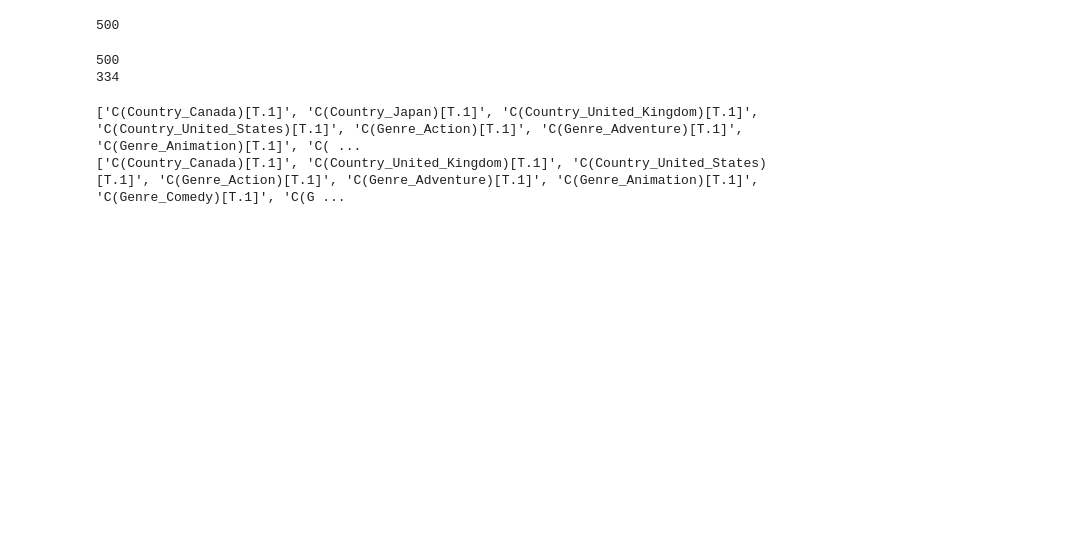
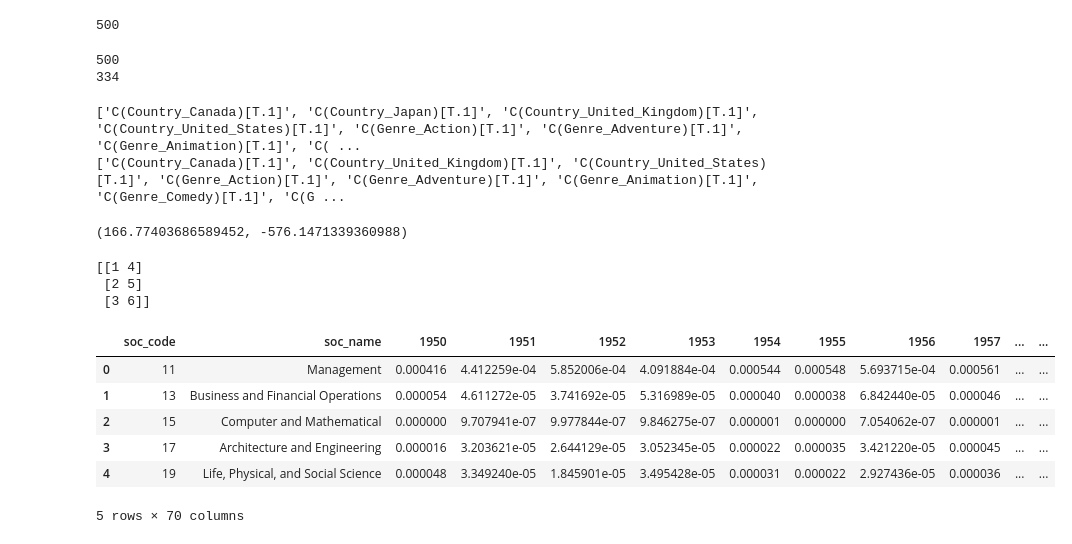
Before and after one commit to sabyasachee/profession-visualizations, a Jupyter notebook: ccmi-profession/processing.ipynb, the cells around one changed output. Saved outputs shown, nothing was run; the diff lists cells and outputs as text; code cells hidden in the pictures; blank space fills up the shorter version.

```diff
--- a/ccmi-profession/processing.ipynb
+++ b/ccmi-profession/processing.ipynb
@@ -302,3 +303,14 @@ sentiment_df = pd.DataFrame(sentiment_data, index=sentiment_coeffs, columns=prof
 # %%
 frequency_df.to_csv("media/profession.csv", index=True)
 sentiment_df.to_csv("media/sentiment.csv", index=True)
+# %%
+frequency_df.max().max(), frequency_df.min().min()
+# %% [output]
+(166.77403686589452, -576.1471339360988)
+# %%
+x = np.array([1,2,3,4,5,6])
+print(x.reshape(-1,3).T)
+# %% [output]
+[[1 4]
+ [2 5]
+ [3 6]]
@@ -304,0 +320,10 @@ sentiment_df.to_csv("media/sentiment.csv", index=True)
+# %%
+soc.head()
+# %% [output]
+|  | soc_code | soc_name | 1950 | 1951 | 1952 | 1953 | 1954 | 1955 | 1956 | 1957 | ... | ... |
+| 0 | 11 | Management | 0.000416 | 4.412259e-04 | 5.852006e-04 | 4.091884e-04 | 0.000544 | 0.000548 | 5.693715e-04 | 0.000561 | ... | ... |
+| 1 | 13 | Business and Financial Operations | 0.000054 | 4.611272e-05 | 3.741692e-05 | 5.316989e-05 | 0.000040 | 0.000038 | 6.842440e-05 | 0.000046 | ... | ... |
+| 2 | 15 | Computer and Mathematical | 0.000000 | 9.707941e-07 | 9.977844e-07 | 9.846275e-07 | 0.000001 | 0.000000 | 7.054062e-07 | 0.000001 | ... | ... |
+| 3 | 17 | Architecture and Engineering | 0.000016 | 3.203621e-05 | 2.644129e-05 | 3.052345e-05 | 0.000022 | 0.000035 | 3.421220e-05 | 0.000045 | ... | ... |
+| 4 | 19 | Life, Physical, and Social Science | 0.000048 | 3.349240e-05 | 1.845901e-05 | 3.495428e-05 | 0.000031 | 0.000022 | 2.927436e-05 | 0.000036 | ... | ... |
+5 rows × 70 columns
```
Also changed, not shown: parts of 19 cells of this notebook, 4 other files.
